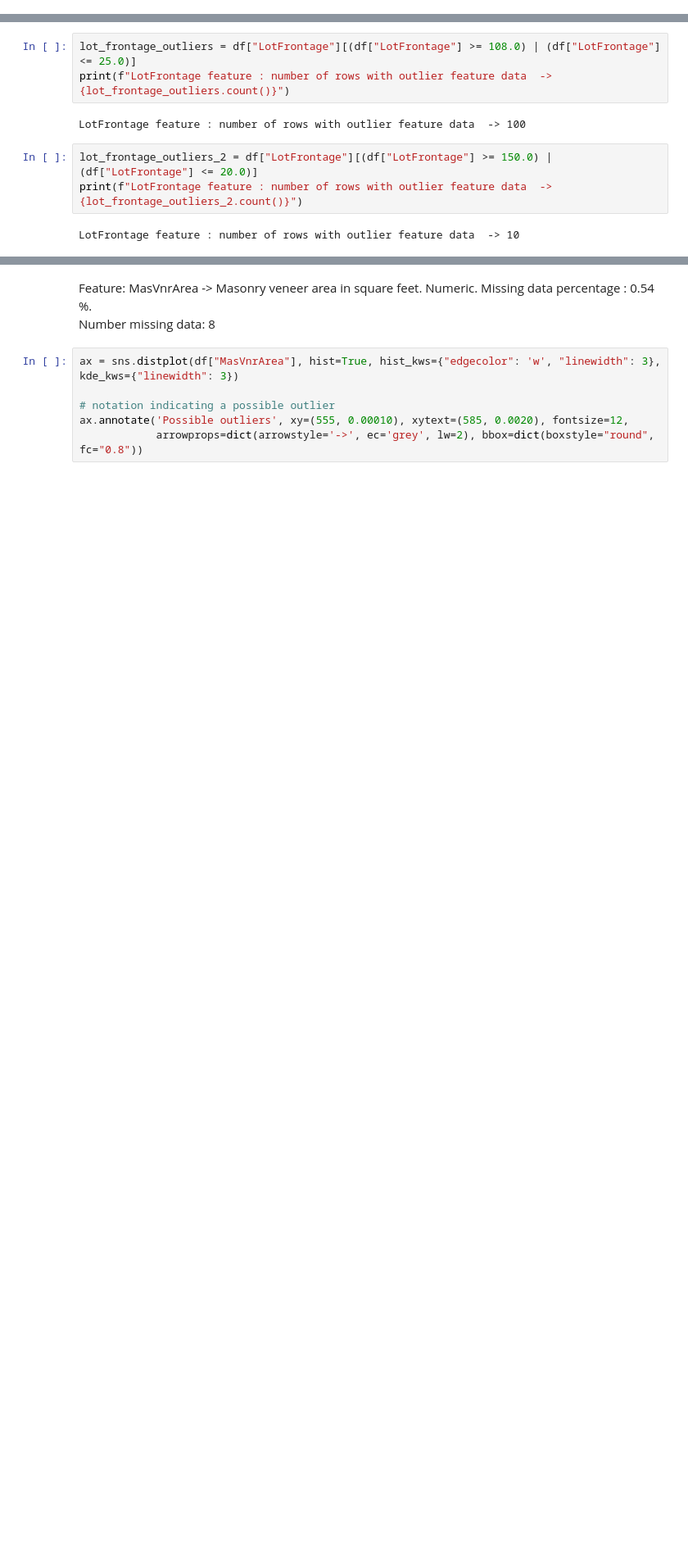
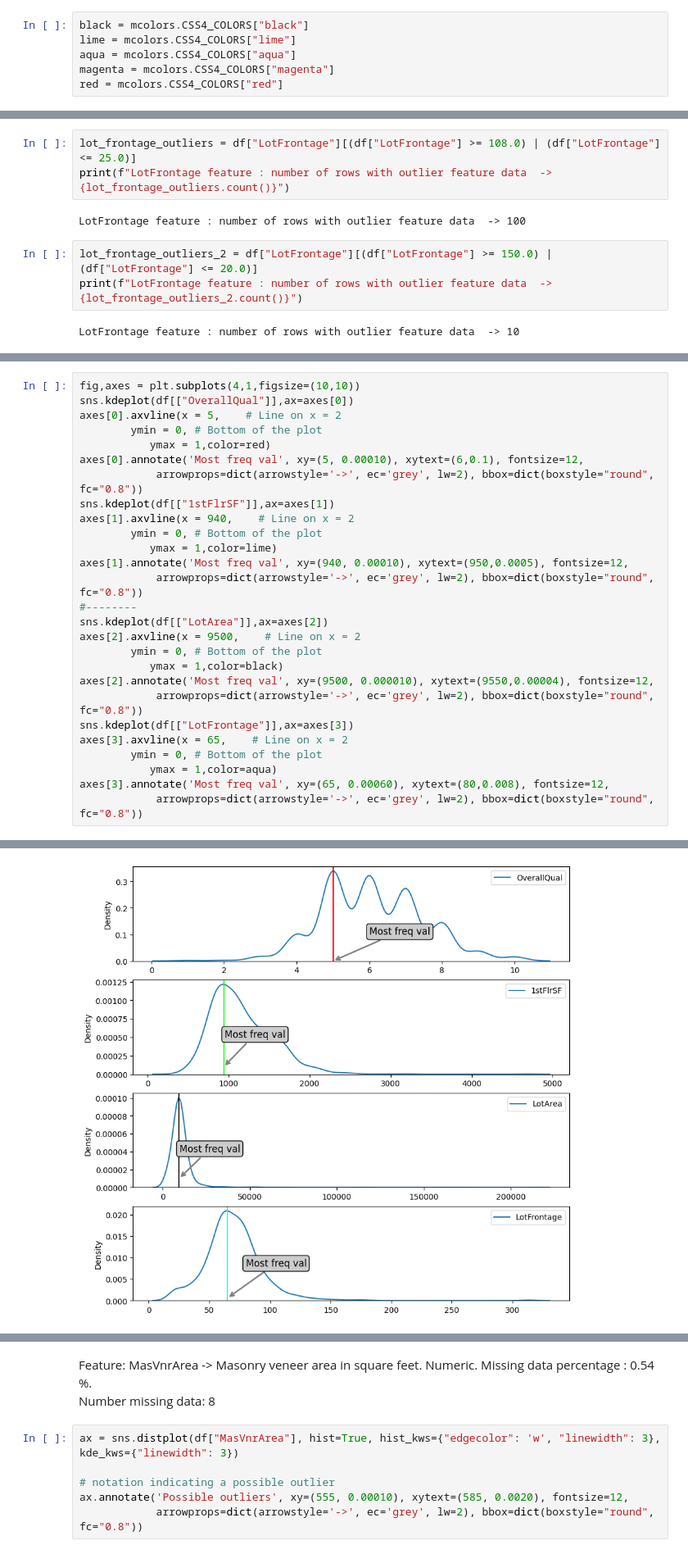
Before and after one commit to kevinmedinag96/House-Price-Prediction-KG, a Jupyter notebook: HPP-Part One.ipynb, the cells around one changed output, grey strips where cells are left out. Shown at 82% size. Saved outputs shown, nothing was run; the diff lists cells and outputs as text; blank space fills up the shorter version.

```diff
--- a/HPP-Part One.ipynb
+++ b/HPP-Part One.ipynb
@@ -107,3 +128,9 @@ import matplotlib.pyplot as plt
+# %%
+black = mcolors.CSS4_COLORS["black"]
+lime = mcolors.CSS4_COLORS["lime"]
+aqua = mcolors.CSS4_COLORS["aqua"]
+magenta = mcolors.CSS4_COLORS["magenta"]
+red = mcolors.CSS4_COLORS["red"]
 # %% [markdown]
 # Import the datasets
 # %%
@@ -601,0 +645,28 @@ LotFrontage feature : number of rows with outlier feature data  -> 10
+# %%
+fig,axes = plt.subplots(4,1,figsize=(10,10))
+sns.kdeplot(df[["OverallQual"]],ax=axes[0])
+axes[0].axvline(x = 5,    # Line on x = 2
+        ymin = 0, # Bottom of the plot
+           ymax = 1,color=red)
+axes[0].annotate('Most freq val', xy=(5, 0.00010), xytext=(6,0.1), fontsize=12,
+            arrowprops=dict(arrowstyle='->', ec='grey', lw=2), bbox=dict(boxstyle="round", fc="0.8"))
+sns.kdeplot(df[["1stFlrSF"]],ax=axes[1])
+axes[1].axvline(x = 940,    # Line on x = 2
+        ymin = 0, # Bottom of the plot
+           ymax = 1,color=lime)
+axes[1].annotate('Most freq val', xy=(940, 0.00010), xytext=(950,0.0005), fontsize=12,
+            arrowprops=dict(arrowstyle='->', ec='grey', lw=2), bbox=dict(boxstyle="round", fc="0.8"))
+#--------
+sns.kdeplot(df[["LotArea"]],ax=axes[2])
+axes[2].axvline(x = 9500,    # Line on x = 2
+        ymin = 0, # Bottom of the plot
+           ymax = 1,color=black)
+axes[2].annotate('Most freq val', xy=(9500, 0.000010), xytext=(9550,0.00004), fontsize=12,
+            arrowprops=dict(arrowstyle='->', ec='grey', lw=2), bbox=dict(boxstyle="round", fc="0.8"))
+sns.kdeplot(df[["LotFrontage"]],ax=axes[3])
+axes[3].axvline(x = 65,    # Line on x = 2
+        ymin = 0, # Bottom of the plot
+           ymax = 1,color=aqua)
+axes[3].annotate('Most freq val', xy=(65, 0.00060), xytext=(80,0.008), fontsize=12,
+            arrowprops=dict(arrowstyle='->', ec='grey', lw=2), bbox=dict(boxstyle="round", fc="0.8"))
+# %% [output]
@@ -601,0 +674 @@ LotFrontage feature : number of rows with outlier feature data  -> 10
+[figure, added]
```
Also changed, not shown: parts of 27 cells of this notebook, 8 other files.
